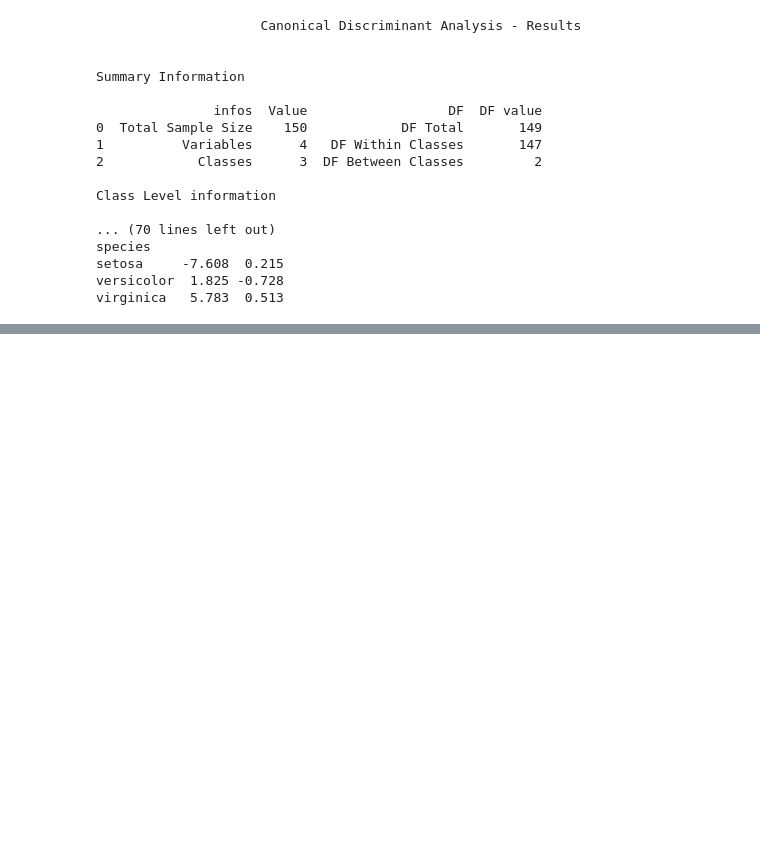
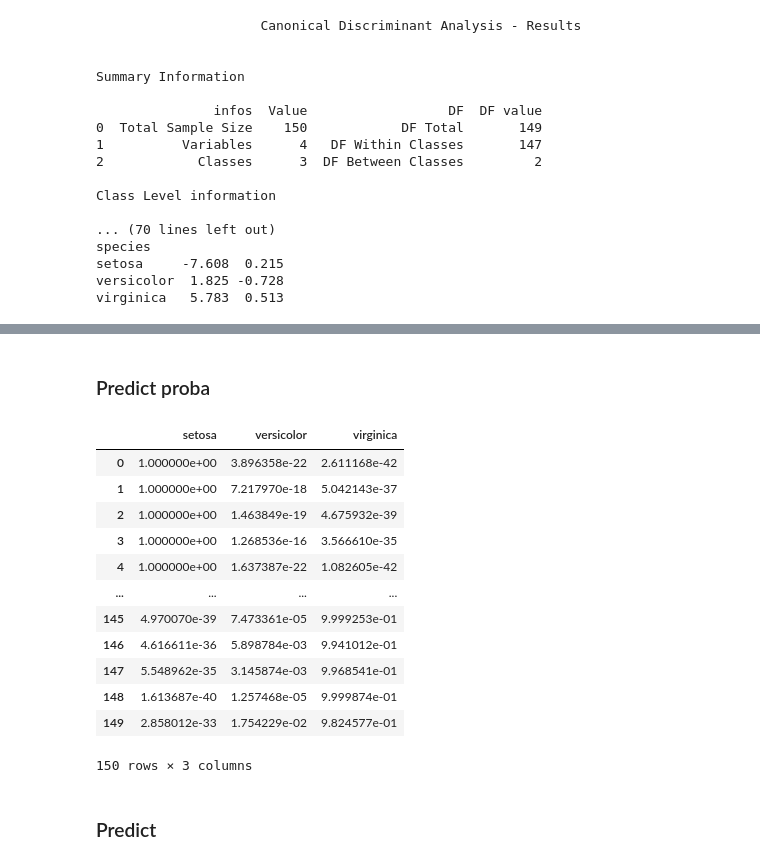
Before and after one commit to enfantbenidedieu/discrimintools, a Jupyter notebook: candisc_iris.ipynb, the cells around one changed output, grey strips where cells are left out. Cells and saved outputs as stored; diff of their text form; code cells hidden in the pictures; blank space fills up the shorter version.

```diff
--- a/candisc_iris.ipynb
+++ b/candisc_iris.ipynb
@@ -234,0 +291,21 @@ print(p)
+# %% [markdown]
+### Predict proba
+# %%
+# Predict proba
+candisc.predict_proba(iris)
+# %% [output]
+|  | setosa | versicolor | virginica |
+| 0 | 1.000000e+00 | 3.896358e-22 | 2.611168e-42 |
+| 1 | 1.000000e+00 | 7.217970e-18 | 5.042143e-37 |
+| 2 | 1.000000e+00 | 1.463849e-19 | 4.675932e-39 |
+| 3 | 1.000000e+00 | 1.268536e-16 | 3.566610e-35 |
+| 4 | 1.000000e+00 | 1.637387e-22 | 1.082605e-42 |
+| ... | ... | ... | ... |
+| 145 | 4.970070e-39 | 7.473361e-05 | 9.999253e-01 |
+| 146 | 4.616611e-36 | 5.898784e-03 | 9.941012e-01 |
+| 147 | 5.548962e-35 | 3.145874e-03 | 9.968541e-01 |
+| 148 | 1.613687e-40 | 1.257468e-05 | 9.999874e-01 |
+| 149 | 2.858012e-33 | 1.754229e-02 | 9.824577e-01 |
+150 rows × 3 columns
+# %% [markdown]
+### Predict
```
Also changed, not shown: parts of 14 cells of this notebook, 36 other files.
